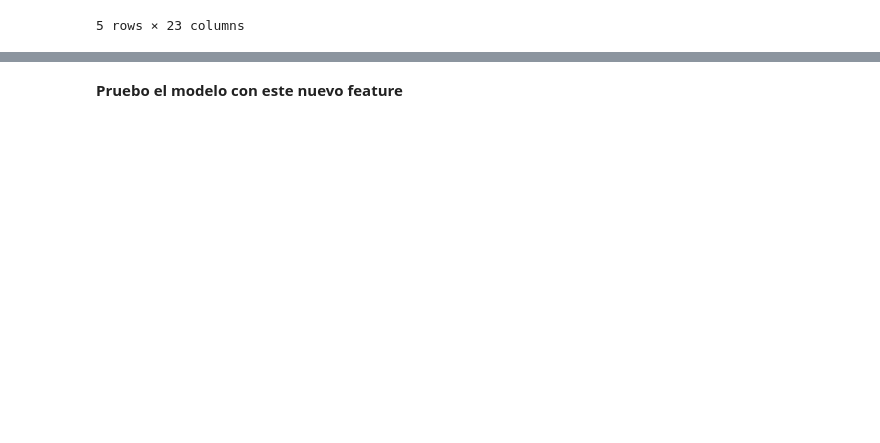
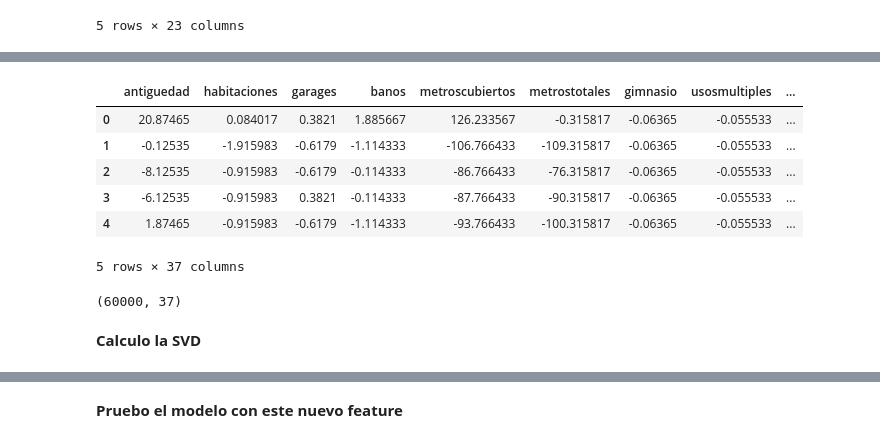
Before and after one commit to luctiz/Grupo43-TP2, a Jupyter notebook: TP2-Features-Soledad.ipynb, the cells around one changed output, grey strips where cells are left out. Cells and saved outputs as stored; diff of their text form; code cells hidden in the pictures; blank space fills up the shorter version.

```diff
--- a/TP2-Features-Soledad.ipynb
+++ b/TP2-Features-Soledad.ipynb
@@ -125,7 +125,7 @@ from sklearn.preprocessing import OneHotEncoder
 enc = OneHotEncoder()
 dummies = enc.fit_transform(train['tipodepropiedad'].values.reshape(-1, 1)).toarray()
 dummies = pd.DataFrame(dummies)
-dummies_test = enc.fit_transform(test['tipodepropiedad'].values.reshape(-1, 1)).toarray()
+dummies_test = enc.transform(test['tipodepropiedad'].values.reshape(-1, 1)).toarray()
 dummies_test = pd.DataFrame(dummies_test)
 # %%
 dummies=dummies.add_prefix('tipodepropiedad_')
@@ -845,0 +225,21 @@ test.head()
+# %%
+#hago lo mismo para el set de test
+# Utilizo el set de datos con todos los features creados hasta el momento
+data_features_test = test[Numericos].join(dummies_test)
+#Centro los datos
+centered_test = data_features_test - data_features_test.mean()
+centered_test.head()
+# %% [output]
+|  | antiguedad | habitaciones | garages | banos | metroscubiertos | metrostotales | gimnasio | usosmultiples | ... |
+| 0 | 20.87465 | 0.084017 | 0.3821 | 1.885667 | 126.233567 | -0.315817 | -0.06365 | -0.055533 | ... |
+| 1 | -0.12535 | -1.915983 | -0.6179 | -1.114333 | -106.766433 | -109.315817 | -0.06365 | -0.055533 | ... |
+| 2 | -8.12535 | -0.915983 | -0.6179 | -0.114333 | -86.766433 | -76.315817 | -0.06365 | -0.055533 | ... |
+| 3 | -6.12535 | -0.915983 | 0.3821 | -0.114333 | -87.766433 | -90.315817 | -0.06365 | -0.055533 | ... |
+| 4 | 1.87465 | -0.915983 | -0.6179 | -1.114333 | -93.766433 | -100.315817 | -0.06365 | -0.055533 | ... |
+5 rows × 37 columns
+# %%
+centered_test.shape
+# %% [output]
+(60000, 37)
+# %% [markdown]
+**Calculo la SVD**
```
Also changed, not shown: parts of 196 cells of this notebook, 1 other file.
